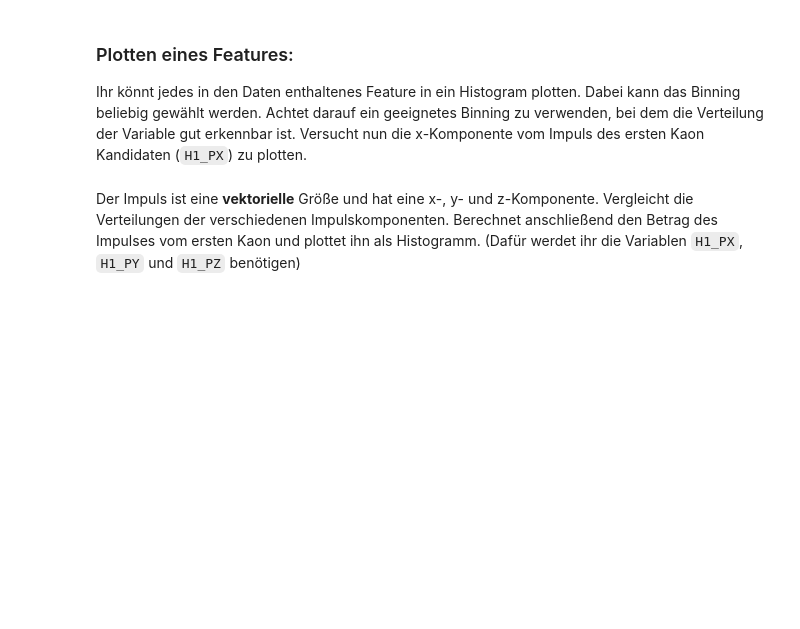
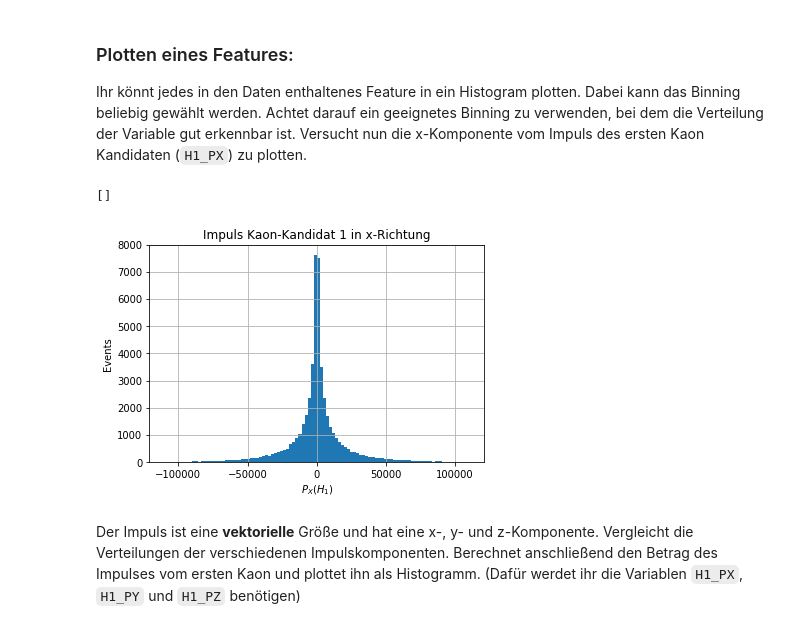
Before and after one commit to Fresoquark/FS2_Teilchenphysik, a Jupyter notebook: Lehrstuhlversuch.ipynb, the cells around one changed output. Drawn from its saved outputs; the diff is of its cells as text; code cells hidden in the pictures; blank space fills up the shorter version.

```diff
--- a/Lehrstuhlversuch.ipynb
+++ b/Lehrstuhlversuch.ipynb
@@ -108,3 +105,13 @@ Ihr könnt jedes in den Daten enthaltenes Feature in ein Histogram plotten. Dabe
+# %%
+# make a histogram of the H1_PX variable here
+hist1 = sim_data["H1_PX"].hist(bins=100, range=(-110000,110000))
+hist1.set_xlabel(r"$P_X(H_1)$")
+hist1.set_ylabel("Events")
+hist1.set_title("Impuls Kaon-Kandidat 1 in x-Richtung")
+hist1.plot()
+# %% [output]
+[]
+[figure, added]
 # %% [markdown]
 Der Impuls ist eine **vektorielle** Größe und hat eine x-, y- und z-Komponente. Vergleicht die Verteilungen der verschiedenen Impulskomponenten.
 Berechnet anschließend den Betrag des Impulses vom ersten Kaon und plottet ihn als Histogramm. (Dafür werdet ihr die Variablen `H1_PX`, `H1_PY` und `H1_PZ` benötigen)
```
Also changed, not shown: parts of 58 cells of this notebook, 1 other file.
